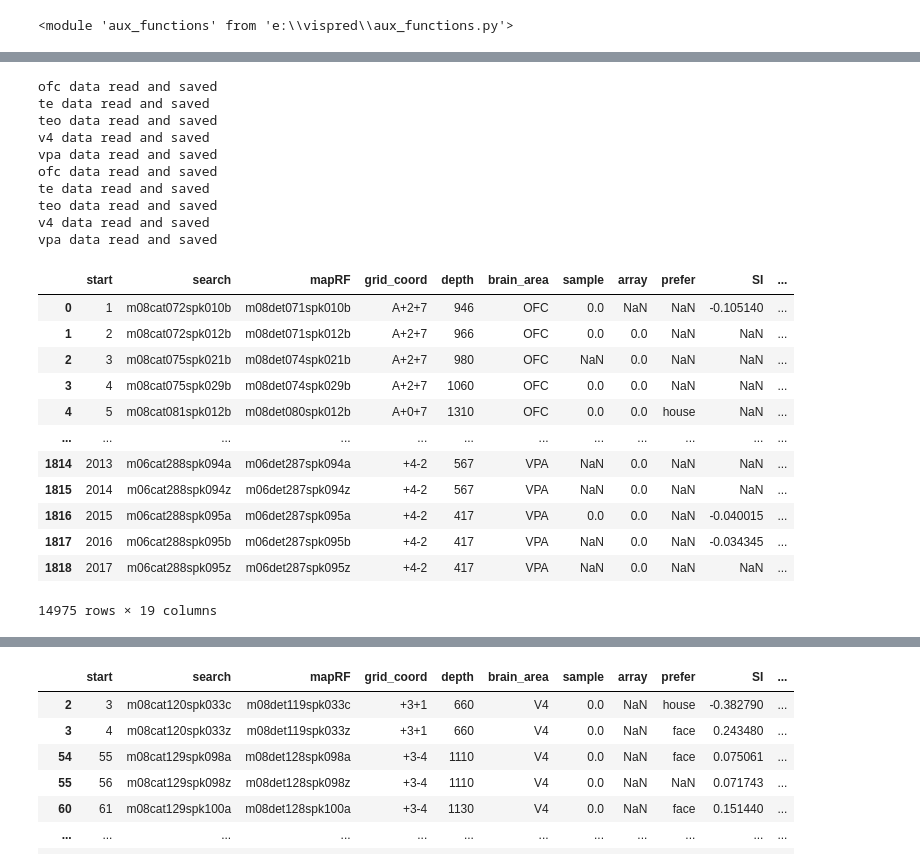
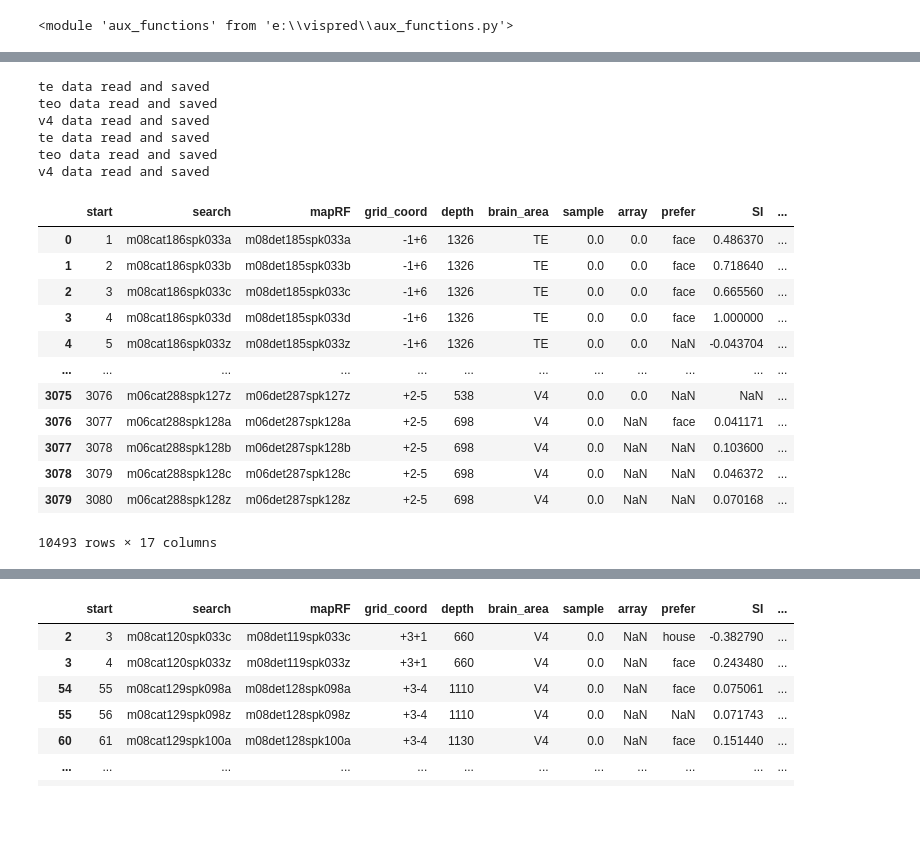
Before and after one commit to lucasdonaire/active-vision, a Jupyter notebook: create_session_data.ipynb, the cells around one changed output, grey strips where cells are left out. Drawn from its saved outputs; the diff is of its cells as text; code cells hidden in the pictures; blank space fills up the shorter version.

```diff
--- a/create_session_data.ipynb
+++ b/create_session_data.ipynb
@@ -40,35 +25,32 @@ MONKEY = 'M08'
 # %%
 dicio_cell_list = {}
 for MONKEY_ in ['M08','M06']:
-    for area in ['ofc','te','teo','v4','vpa']:
+    # for area in ['ofc','te','teo','v4','vpa']:
+    for area in ['te','teo','v4']:
         file_path = f'cell list {MONKEY_}\\cell list {area}.txt'
         dicio_cell_list[(area,MONKEY_)] = aux.get_dataframe_cell_list(file_path)
         print(f'{area} data read and saved')
 df_cell = pd.concat([item for item in dicio_cell_list.values()],axis=0)
 df_cell
 # %% [output]
-ofc data read and saved
 te data read and saved
 teo data read and saved
 v4 data read and saved
-vpa data read and saved
-ofc data read and saved
 te data read and saved
 teo data read and saved
 v4 data read and saved
-vpa data read and saved
 |  | start | search | mapRF | grid_coord | depth | brain_area | sample | array | prefer | SI | ... |
-| 0 | 1 | m08cat072spk010b | m08det071spk010b | A+2+7 | 946 | OFC | 0.0 | NaN | NaN | -0.105140 | ... |
-| 1 | 2 | m08cat072spk012b | m08det071spk012b | A+2+7 | 966 | OFC | 0.0 | 0.0 | NaN | NaN | ... |
-| 2 | 3 | m08cat075spk021b | m08det074spk021b | A+2+7 | 980 | OFC | NaN | 0.0 | NaN | NaN | ... |
-| 3 | 4 | m08cat075spk029b | m08det074spk029b | A+2+7 | 1060 | OFC | 0.0 | 0.0 | NaN | NaN | ... |
-| 4 | 5 | m08cat081spk012b | m08det080spk012b | A+0+7 | 1310 | OFC | 0.0 | 0.0 | house | NaN | ... |
+| 0 | 1 | m08cat186spk033a | m08det185spk033a | -1+6 | 1326 | TE | 0.0 | 0.0 | face | 0.486370 | ... |
+| 1 | 2 | m08cat186spk033b | m08det185spk033b | -1+6 | 1326 | TE | 0.0 | 0.0 | face | 0.718640 | ... |
+| 2 | 3 | m08cat186spk033c | m08det185spk033c | -1+6 | 1326 | TE | 0.0 | 0.0 | face | 0.665560 | ... |
+| 3 | 4 | m08cat186spk033d | m08det185spk033d | -1+6 | 1326 | TE | 0.0 | 0.0 | face | 1.000000 | ... |
+| 4 | 5 | m08cat186spk033z | m08det185spk033z | -1+6 | 1326 | TE | 0.0 | 0.0 | NaN | -0.043704 | ... |
 | ... | ... | ... | ... | ... | ... | ... | ... | ... | ... | ... | ... |
-| 1814 | 2013 | m06cat288spk094a | m06det287spk094a | +4-2 | 567 | VPA | NaN | 0.0 | NaN | NaN | ... |
-| 1815 | 2014 | m06cat288spk094z | m06det287spk094z | +4-2 | 567 | VPA | NaN | 0.0 | NaN | NaN | ... |
-| 1816 | 2015 | m06cat288spk095a | m06det287spk095a | +4-2 | 417 | VPA | 0.0 | 0.0 | NaN | -0.040015 | ... |
-| 1817 | 2016 | m06cat288spk095b | m06det287spk095b | +4-2 | 417 | VPA | NaN | 0.0 | NaN | -0.034345 | ... |
-| 1818 | 2017 | m06cat288spk095z | m06det287spk095z | +4-2 | 417 | VPA | NaN | 0.0 | NaN | NaN | ... |
+| 3075 | 3076 | m06cat288spk127z | m06det287spk127z | +2-5 | 538 | V4 | 0.0 | 0.0 | NaN | NaN | ... |
+| 3076 | 3077 | m06cat288spk128a | m06det287spk128a | +2-5 | 698 | V4 | 0.0 | NaN | face | 0.041171 | ... |
+| 3077 | 3078 | m06cat288spk128b | m06det287spk128b | +2-5 | 698 | V4 | 0.0 | NaN | NaN | 0.103600 | ... |
+| 3078 | 3079 | m06cat288spk128c | m06det287spk128c | +2-5 | 698 | V4 | 0.0 | NaN | NaN | 0.046372 | ... |
+| 3079 | 3080 | m06cat288spk128z | m06det287spk128z | +2-5 | 698 | V4 | 0.0 | NaN | NaN | 0.070168 | ... |
-14975 rows × 19 columns
+10493 rows × 17 columns
 # %%
 df_cell = df_cell[(df_cell['RF_type']=='Focal Foveal') | ~(df_cell['RFin'].isna())]
```
Also changed, not shown: parts of 8 cells of this notebook, 5 other files.
